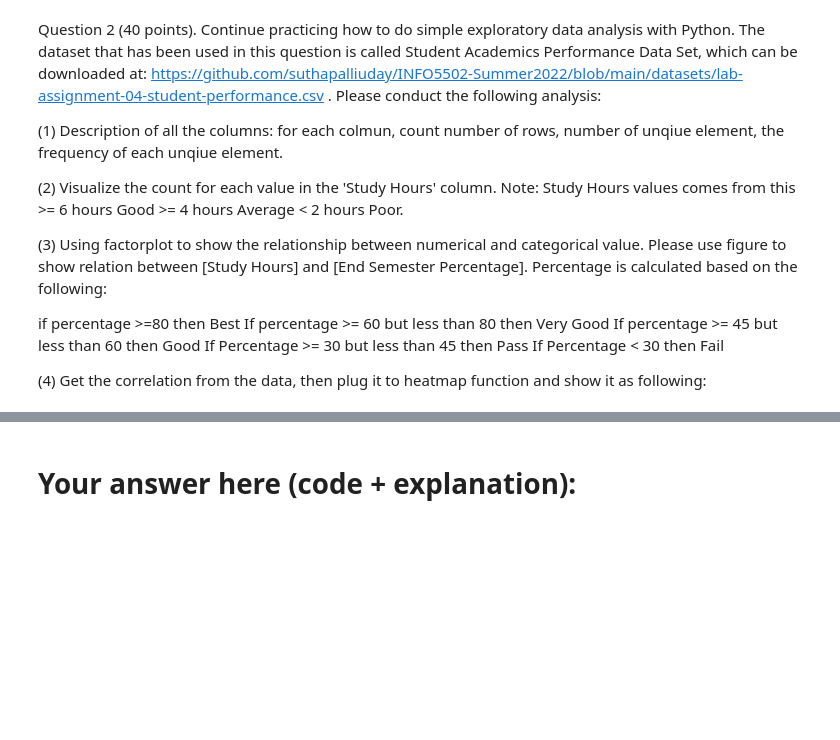
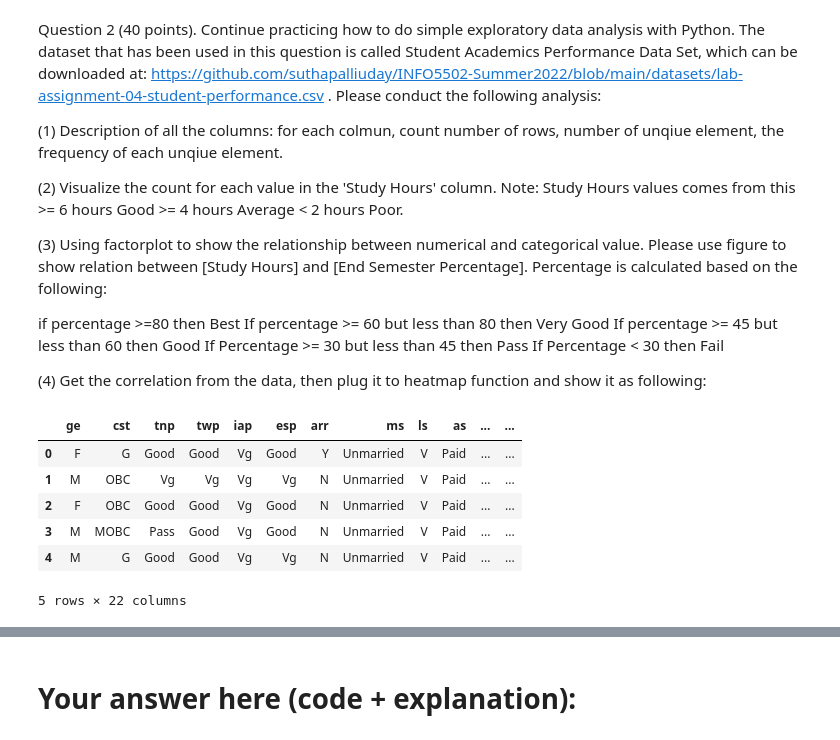
Before and after one commit to SYAMINILINGAMPALLI/SYAMINI_INFO5502_SPRING2022, a Jupyter notebook: lab_assignment_04.ipynb, the cells around one changed output, grey strips where cells are left out. Drawn from its saved outputs; the diff is of its cells as text; code cells hidden in the pictures; blank space fills up the shorter version.

```diff
--- a/lab_assignment_04.ipynb
+++ b/lab_assignment_04.ipynb
@@ -78,0 +106,11 @@ If Percentage < 30 then Fail
+# %%
+df=pd.read_csv('/content/sample_data/lab-assignment-04-student-performance.csv')
+df.head(5)
+# %% [output]
+|  | ge | cst | tnp | twp | iap | esp | arr | ms | ls | as | ... | ... |
+| 0 | F | G | Good | Good | Vg | Good | Y | Unmarried | V | Paid | ... | ... |
+| 1 | M | OBC | Vg | Vg | Vg | Vg | N | Unmarried | V | Paid | ... | ... |
+| 2 | F | OBC | Good | Good | Vg | Good | N | Unmarried | V | Paid | ... | ... |
+| 3 | M | MOBC | Pass | Good | Vg | Good | N | Unmarried | V | Paid | ... | ... |
+| 4 | M | G | Good | Good | Vg | Vg | N | Unmarried | V | Paid | ... | ... |
+5 rows × 22 columns
```
Also changed, not shown: parts of 11 cells of this notebook.
